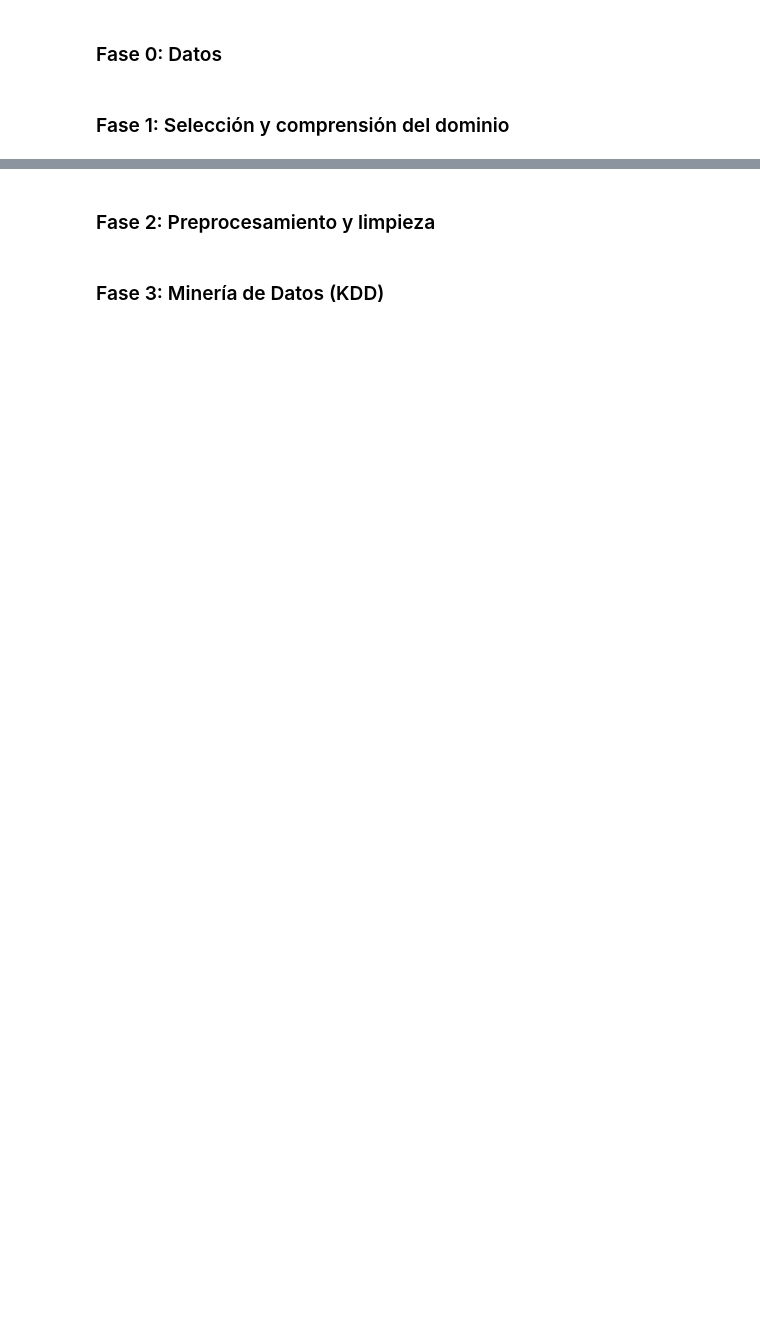
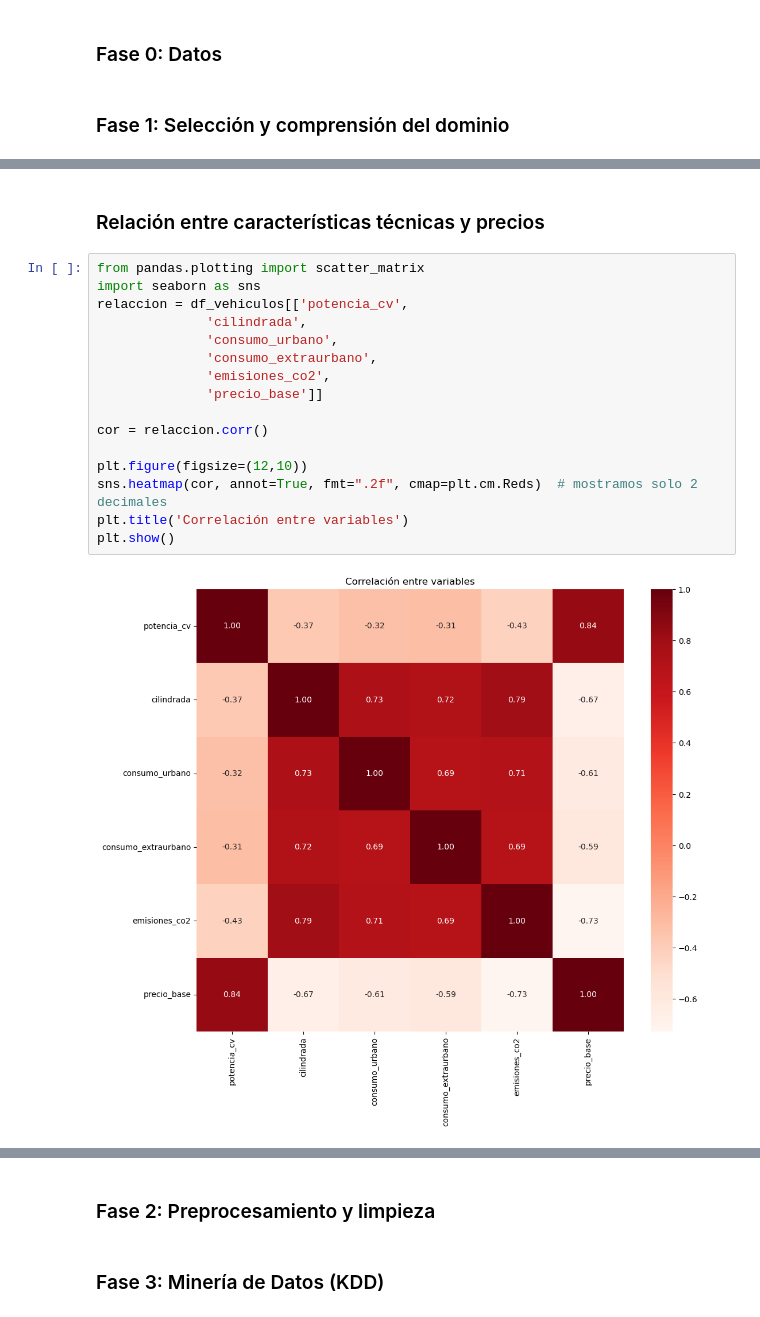
Before and after one commit to ccp0897/Sistema_Analisis_Mercado_Automocion, a Jupyter notebook: sistemaAnalisisAutomocion.ipynb, the cells around one changed output, grey strips where cells are left out. Saved outputs shown, nothing was run; the diff lists cells and outputs as text; blank space fills up the shorter version.

```diff
--- a/sistemaAnalisisAutomocion.ipynb
+++ b/sistemaAnalisisAutomocion.ipynb
@@ -47,0 +142,20 @@ df_opiniones.head()
+# %% [markdown]
+### Relación entre características técnicas y precios
+# %%
+from pandas.plotting import scatter_matrix
+import seaborn as sns
+relaccion = df_vehiculos[['potencia_cv',
+              'cilindrada',
+              'consumo_urbano',
+              'consumo_extraurbano',
+              'emisiones_co2',
+              'precio_base']]
+
+cor = relaccion.corr()
+
+plt.figure(figsize=(12,10))
+sns.heatmap(cor, annot=True, fmt=".2f", cmap=plt.cm.Reds)  # mostramos solo 2 decimales
+plt.title('Correlación entre variables')
+plt.show()
+# %% [output]
+[figure, added]
```
Also changed, not shown: parts of 33 cells of this notebook.
